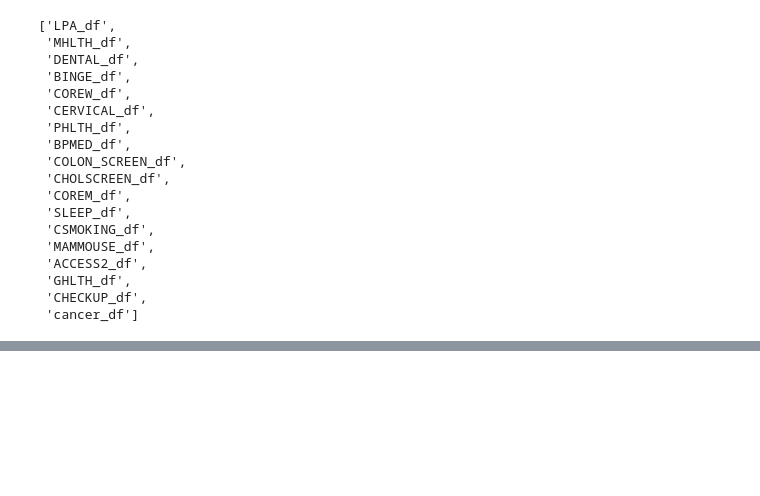
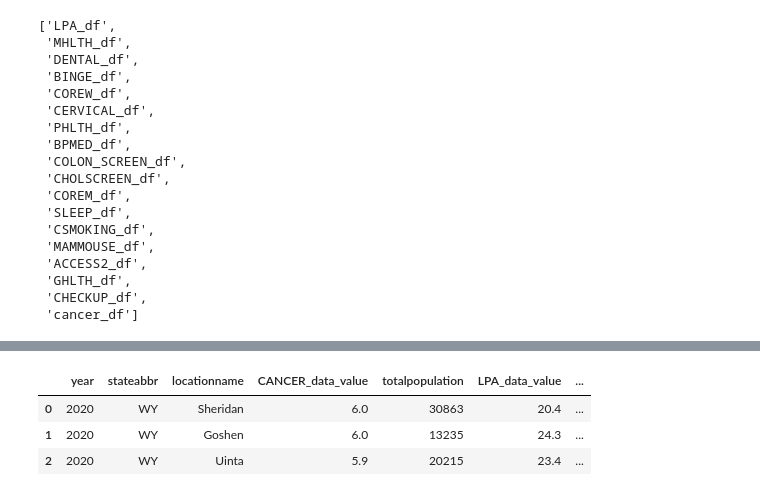
Before and after one commit to AvatarJoshi/Cancer_Burden_RiskFactor_Analysis, a Jupyter notebook: cancer_risk_analysis.ipynb, the cells around one changed output, grey strips where cells are left out. Saved outputs shown, nothing was run; the diff lists cells and outputs as text; code cells hidden in the pictures; blank space fills up the shorter version.

```diff
--- a/cancer_risk_analysis.ipynb
+++ b/cancer_risk_analysis.ipynb
@@ -258,0 +302,8 @@ dataframes_list
+# %%
+# View ml_df
+ml_df.head(3)
+# %% [output]
+|  | year | stateabbr | locationname | CANCER_data_value | totalpopulation | LPA_data_value | ... |
+| 0 | 2020 | WY | Sheridan | 6.0 | 30863 | 20.4 | ... |
+| 1 | 2020 | WY | Goshen | 6.0 | 13235 | 24.3 | ... |
+| 2 | 2020 | WY | Uinta | 5.9 | 20215 | 23.4 | ... |
```
Also changed, not shown: parts of 8 cells of this notebook.
